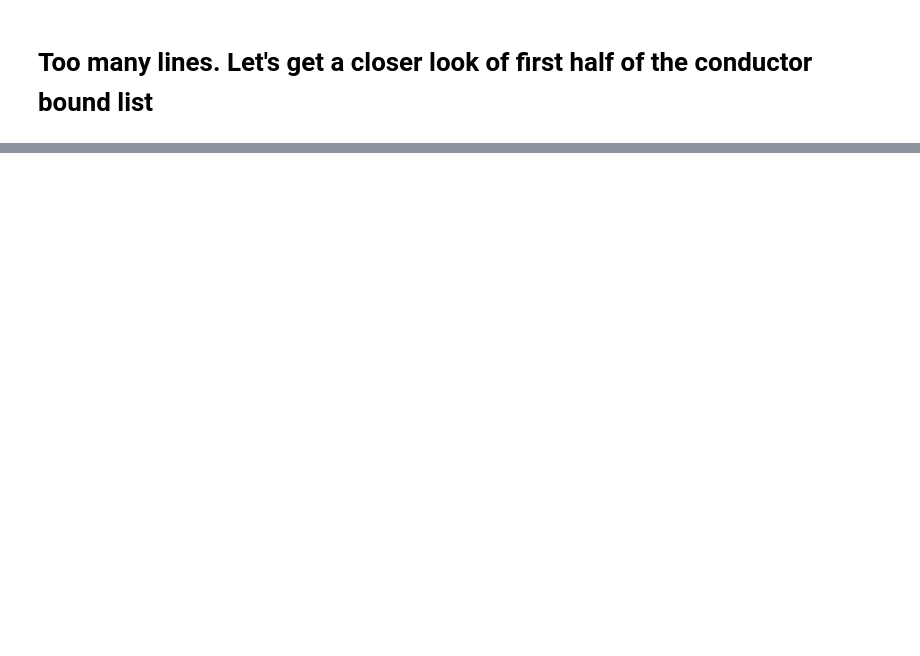
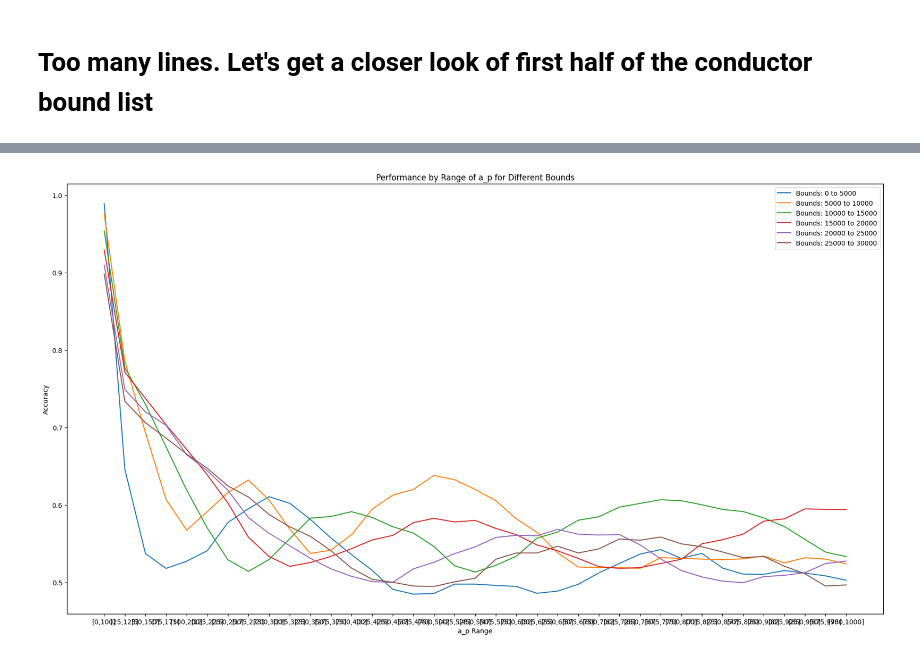
Before and after one commit to BarinderBanwait/ml_rnt, a Jupyter notebook: notebooks/AccuracyByApRange_Demo.ipynb, the cells around one changed output, grey strips where cells are left out. Cells and saved outputs as stored; diff of their text form; code cells hidden in the pictures; blank space fills up the shorter version.

```diff
--- a/notebooks/AccuracyByApRange_Demo.ipynb
+++ b/notebooks/AccuracyByApRange_Demo.ipynb
@@ -76,3 +77,13 @@ utils.plot_AccuracyByApRange(res_dict_even, size = (18,10))
+# %%
+conds = list(res_dict.keys())
+# only keep the first half of the list
+# conds = [conds[i] for i in range(len(conds)) if i % 2 == 0]
+# conds = conds[::2]
+conds = conds[:len(conds)//4]
+res_dict_even = {k: res_dict[k] for k in conds}
+utils.plot_AccuracyByApRange(res_dict_even, size = (18,10))
+# %% [output]
+[figure, added]
 # %%
 conds = list(res_dict.keys())
 for i in range(len(conds)):
```
Also changed, not shown: parts of 4 cells of this notebook.
